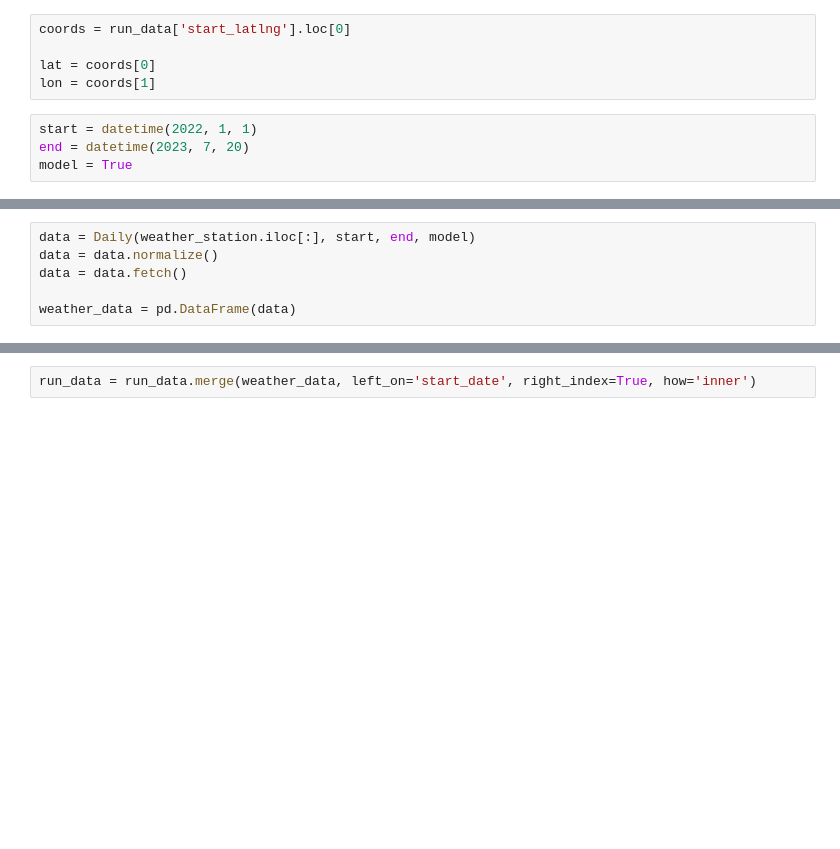
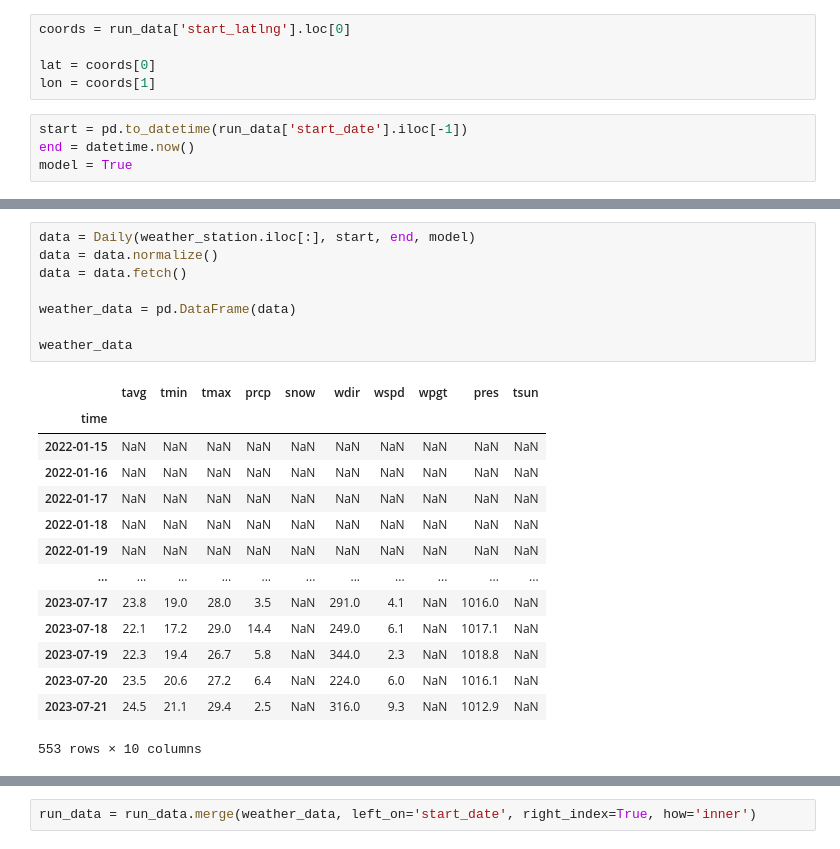
Before and after one commit to jsphotos205/strava, a Jupyter notebook: strava_api.ipynb, the cells around one changed output, grey strips where cells are left out. Saved outputs shown, nothing was run; the diff lists cells and outputs as text; blank space fills up the shorter version.

Commit message:
strava_api update : handle acquiring dates for weather data

```diff
--- a/strava_api.ipynb
+++ b/strava_api.ipynb
@@ -335,8 +337,8 @@ coords = run_data['start_latlng'].loc[0]
 lat = coords[0]
 lon = coords[1]
 # %%
-start = datetime(2022, 1, 1)
-end = datetime(2023, 7, 20)
+start = pd.to_datetime(run_data['start_date'].iloc[-1])
+end = datetime.now()
 model = True
 # %%
 stations = Stations()
@@ -351,9 +353,26 @@ weather_station
 # %%
 data = Daily(weather_station.iloc[:], start, end, model)
 data = data.normalize()
 data = data.fetch()
 
 weather_data = pd.DataFrame(data)
+
+weather_data
+# %% [output]
+|  | tavg | tmin | tmax | prcp | snow | wdir | wspd | wpgt | pres | tsun |
+| time |  |  |  |  |  |  |  |  |  |  |
+| 2022-01-15 | NaN | NaN | NaN | NaN | NaN | NaN | NaN | NaN | NaN | NaN |
+| 2022-01-16 | NaN | NaN | NaN | NaN | NaN | NaN | NaN | NaN | NaN | NaN |
+| 2022-01-17 | NaN | NaN | NaN | NaN | NaN | NaN | NaN | NaN | NaN | NaN |
+| 2022-01-18 | NaN | NaN | NaN | NaN | NaN | NaN | NaN | NaN | NaN | NaN |
+| 2022-01-19 | NaN | NaN | NaN | NaN | NaN | NaN | NaN | NaN | NaN | NaN |
+| ... | ... | ... | ... | ... | ... | ... | ... | ... | ... | ... |
+| 2023-07-17 | 23.8 | 19.0 | 28.0 | 3.5 | NaN | 291.0 | 4.1 | NaN | 1016.0 | NaN |
+| 2023-07-18 | 22.1 | 17.2 | 29.0 | 14.4 | NaN | 249.0 | 6.1 | NaN | 1017.1 | NaN |
+| 2023-07-19 | 22.3 | 19.4 | 26.7 | 5.8 | NaN | 344.0 | 2.3 | NaN | 1018.8 | NaN |
+| 2023-07-20 | 23.5 | 20.6 | 27.2 | 6.4 | NaN | 224.0 | 6.0 | NaN | 1016.1 | NaN |
+| 2023-07-21 | 24.5 | 21.1 | 29.4 | 2.5 | NaN | 316.0 | 9.3 | NaN | 1012.9 | NaN |
+553 rows × 10 columns
 # %%
 weather_data['tavg'] = weather_data.apply(lambda x : round((9/5)*x['tavg']+32,2), axis=1)
 weather_data['tmin'] = weather_data.apply(lambda x : round((9/5)*x['tmin']+32,2), axis=1)
```
Also changed, not shown: parts of 3 cells of this notebook, 2 other files.
